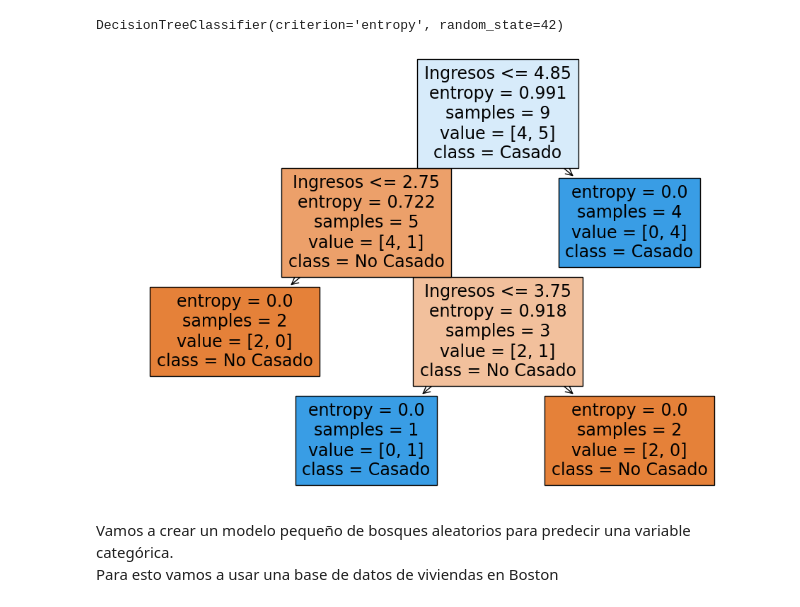
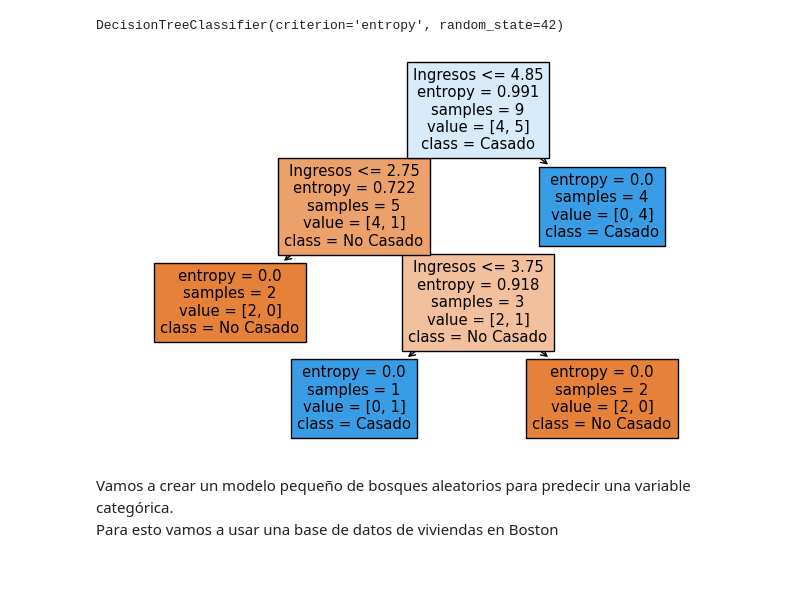
Before and after one commit to jazaineam1/Andes_ADDBD, a Jupyter notebook: Sesion14/Clase_14-Random_Forest.ipynb, the cells around one changed output. Saved outputs shown, nothing was run; the diff lists cells and outputs as text; code cells hidden in the pictures; blank space fills up the shorter version.

```diff
--- a/Sesion14/Clase_14-Random_Forest.ipynb
+++ b/Sesion14/Clase_14-Random_Forest.ipynb
@@ -36,11 +44,11 @@ clf.fit(X, y)
 # %% [output]
 DecisionTreeClassifier(criterion='entropy', random_state=42)
 # %%
-plt.figure(figsize=(12, 8))
+plt.figure(figsize=(8, 5))
 plot_tree(clf, feature_names=['Edad', 'Ingresos'], class_names=['No Casado', 'Casado'], filled=True)
 plt.show()
 # %% [output]
-[figure, old version]
+[figure, new version]
 # %% [markdown]
 Vamos a crear un modelo pequeño de bosques aleatorios para predecir una variable categórica.<br>
 Para esto vamos a usar una base de datos de viviendas en Boston<br>
```
Also changed, not shown: parts of 12 cells of this notebook.
